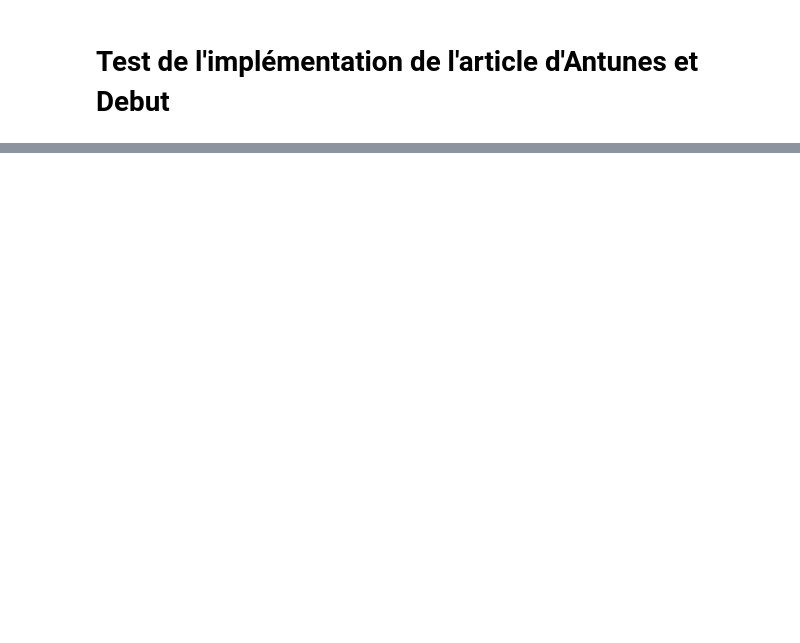
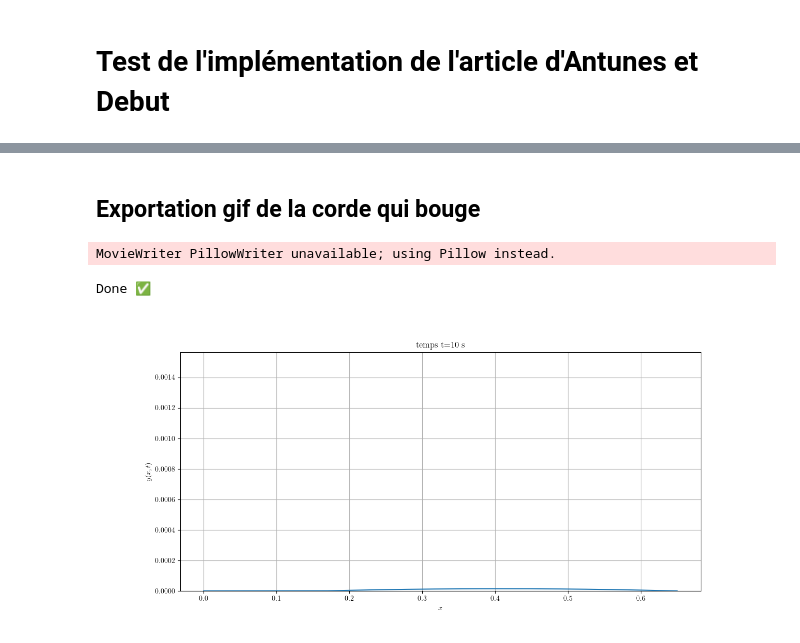
Before and after one commit to peladeaucome/ATIAM-PAM-AnalyseInstruments, a Jupyter notebook: Notebooks/vico_modphy.ipynb, the cells around one changed output, grey strips where cells are left out. Saved outputs shown, nothing was run; the diff lists cells and outputs as text; code cells hidden in the pictures; blank space fills up the shorter version.

```diff
--- a/Notebooks/vico_modphy.ipynb
+++ b/Notebooks/vico_modphy.ipynb
@@ -301,3 +281,51 @@ from IPython.display import display, Audio
 display(Audio(xcorde_Nx_Nt[500,:], rate=Fe))
 # %% [output]
 [interactive output not drawn]
+# %% [markdown]
+## Exportation gif de la corde qui bouge
+# %%
+fe_anim = 15     #Hz
+
+N_interval_anim = int(Fe/fe_anim)   #Nombre de points entre 0 et 1/fe_anim secondes
+
+Ntanim = int(Nt/N_interval_anim)    #Nombre de points total de l'échantillonage visuel en fe_anim FPS
+rms_Ntanim_Nx = np.zeros((Ntanim,Nx))
+t_anim = np.zeros(Ntanim)
+for i in range(Ntanim) :
+    rms_Ntanim_Nx[i,:] = np.sqrt(np.sum(np.square(xcorde_Nx_Nt[:,i*N_interval_anim:i*N_interval_anim+N_interval_anim-1]),axis=1))
+    t_anim[i] = t[i*N_interval_anim]
+
+rms_Nx_Ntanim = rms_Ntanim_Nx.T
+# %%
+fig = plt.figure(figsize=(13,6))
+ax1 = fig.add_subplot(111)
+
+line, = ax1.plot(x,rms_Nx_Ntanim[:,0],label="")
+ax1.grid()
+# ax1.legend()
+ax1.set_xlabel("$x$")
+ax1.set_ylabel("$y(x,t)$")
+ax1.set_title(f"temps t={t_anim[0]}s")
+ax1.set_ylim(np.min(rms_Nx_Ntanim),np.max(rms_Nx_Ntanim))
+
+def init() :
+    line.set_ydata(rms_Nx_Ntanim[:,0])
+    line.set_xlim()
+    ax1.set_title(f"temps t={t_anim[0]}s")
+    return line,
+
+def update(t_idx) :
+    line.set_ydata(rms_Nx_Ntanim[:,t_idx])
+    ax1.set_title(f"temps t={t_anim[t_idx]:.0f} s")
+    return line,
+
+import matplotlib.animation as animation
+
+myAnimation = animation.FuncAnimation(fig, update, frames=Ntanim, interval=1/fe_anim, blit=True, repeat=False)
+print("Done ✅")
+
+myAnimation.save("figures_vico/gif_corde.gif", writer='PillowWriter', fps=fe_anim)
+# %% [output]
+MovieWriter PillowWriter unavailable; using Pillow instead.
+Done ✅
+[figure, added]
```
Also changed, not shown: parts of 6 cells of this notebook.
